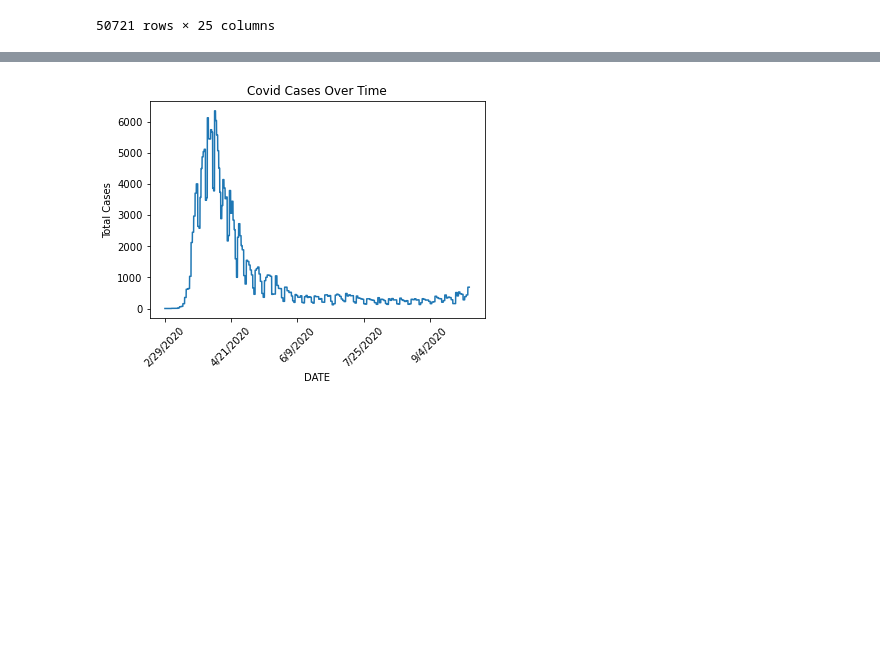
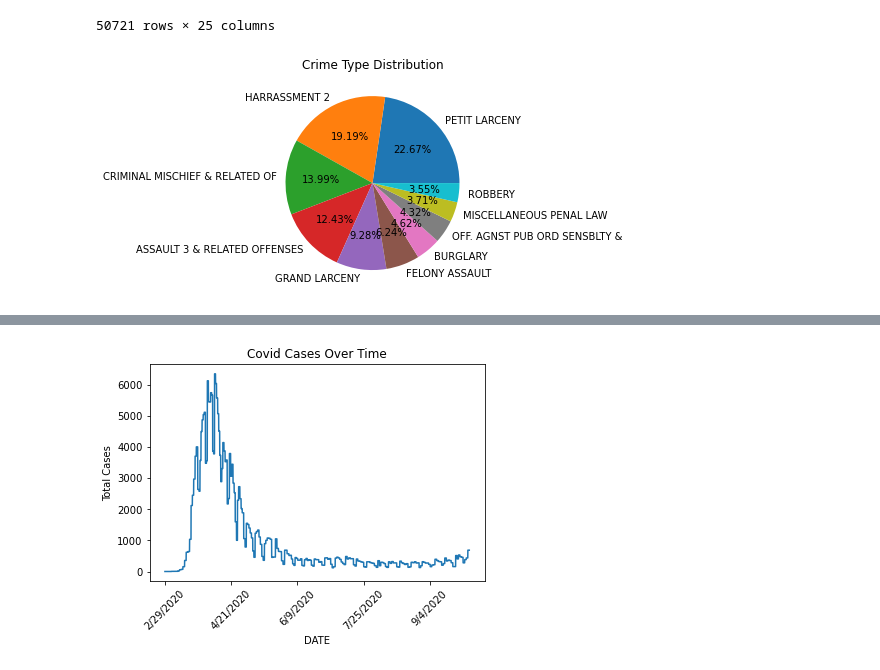
Before and after one commit to canamasc/Covid-Trends-VS-ATL-Crime, a Jupyter notebook: NYC_Crime_COVID.ipynb, the cells around one changed output, grey strips where cells are left out. Saved outputs shown, nothing was run; the diff lists cells and outputs as text; code cells hidden in the pictures; blank space fills up the shorter version.

```diff
--- a/NYC_Crime_COVID.ipynb
+++ b/NYC_Crime_COVID.ipynb
@@ -407,6 +393,9 @@ bronx_df
 # %%
 crime_distib = NYC_df['OFNS_DESC'].value_counts().head(10)
 crime_distib.plot.pie(title='Crime Type Distribution', legend = False, autopct="%1.2f%%")
+plt.ylabel(" ")
 plt.savefig("Crime_Distribution.png")
+# %% [output]
+[figure, added]
 # %%
 print(crime_distib)
```
Also changed, not shown: parts of 18 cells of this notebook, 12 other files.
